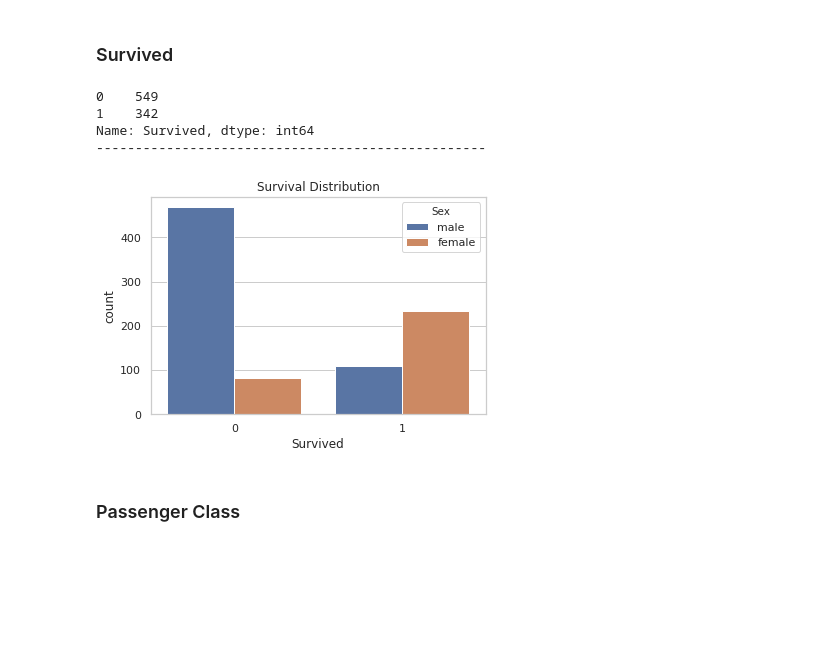
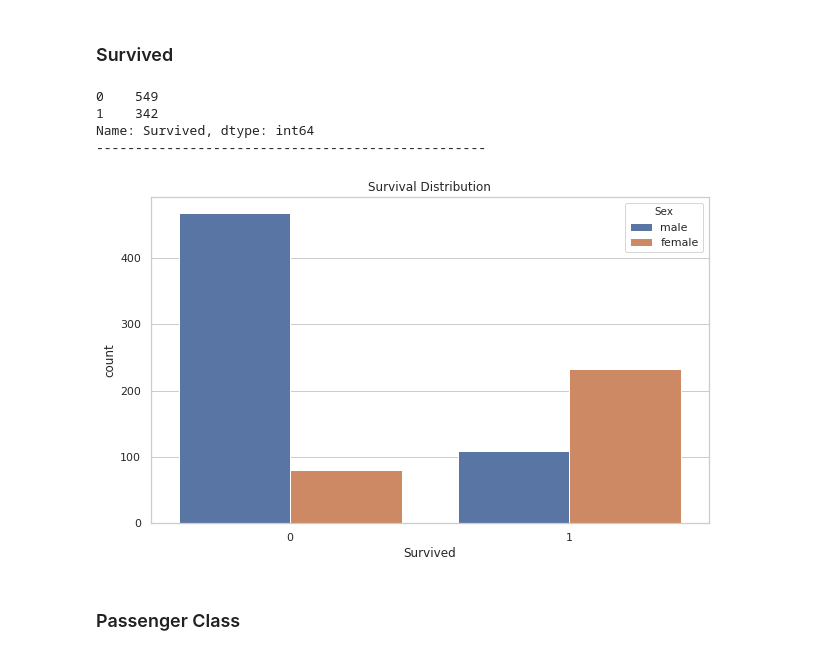
Before and after one commit to ketanpandey01/Titanic-Survival-Prediction, a Jupyter notebook: Titanic.ipynb, the cells around one changed output. Saved outputs shown, nothing was run; the diff lists cells and outputs as text; code cells hidden in the pictures; blank space fills up the shorter version.

```diff
--- a/Titanic.ipynb
+++ b/Titanic.ipynb
@@ -112,16 +106,17 @@ titanic_trainSet.describe()
 # %%
 print(titanic_trainSet["Survived"].value_counts(sort=False))
 print('-'*50)
+plt.figure(figsize=(10, 6))
 sb.set(style="whitegrid")
 sb.countplot( x= 'Survived', hue='Sex', data=titanic_trainSet)
 plt.title('Survival Distribution')
 plt.show()
 # %% [output]
 0    549
 1    342
 Name: Survived, dtype: int64
 --------------------------------------------------
-[figure, old version]
+[figure, new version]
 # %% [markdown]
 ### Passenger Class
 # %%
```
Also changed, not shown: parts of 14 cells of this notebook.
